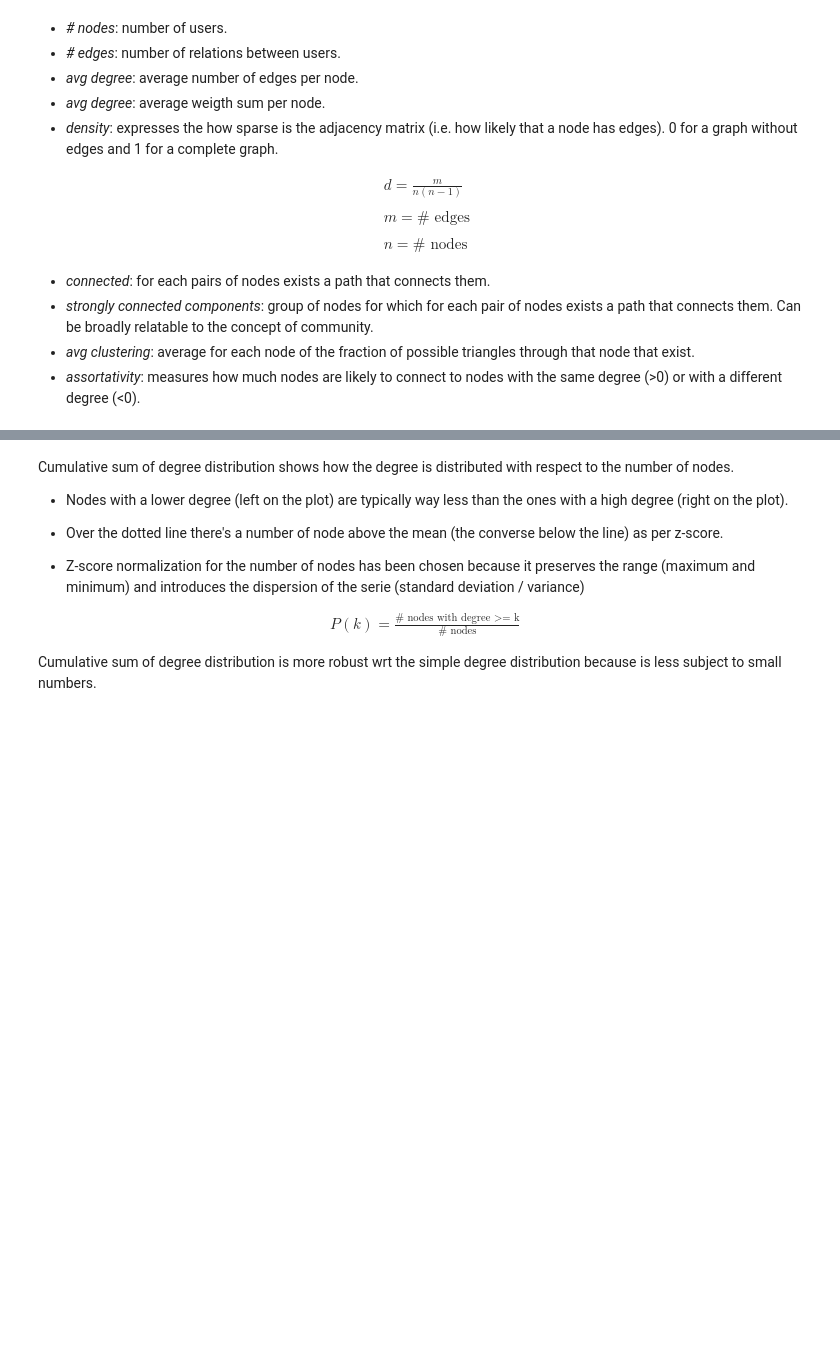
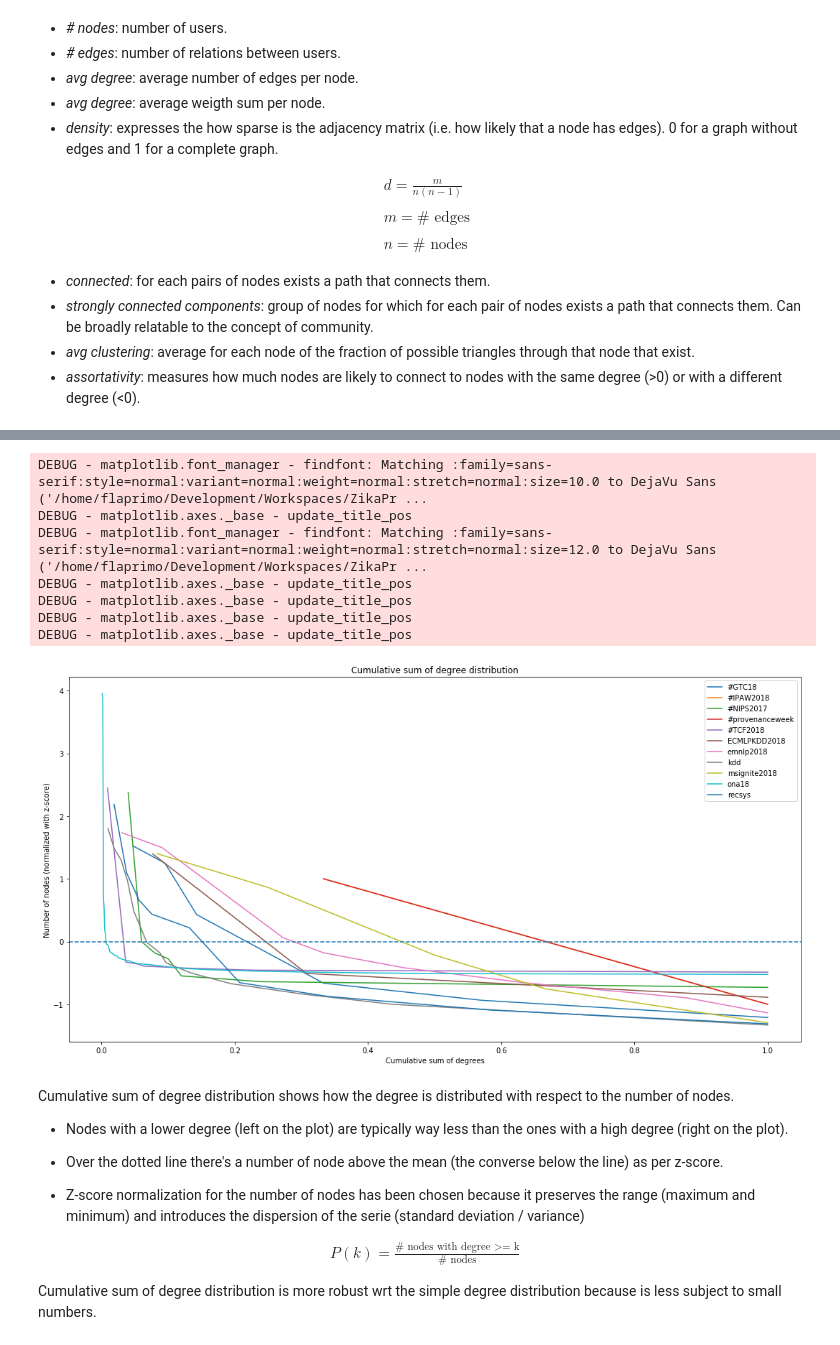
Before and after one commit to flaprimo/twitter-network-analysis, a Jupyter notebook: analysis.ipynb, the cells around one changed output, grey strips where cells are left out. Cells and saved outputs as stored; diff of their text form; code cells hidden in the pictures; blank space fills up the shorter version.

Commit message:
removed legacy code, added analysis notebook, updated deps

```diff
--- a/analysis.ipynb
+++ b/analysis.ipynb
@@ -136,0 +17,14 @@ HBox(children=(IntProgress(value=0, max=11), HTML(value='')))
+# %%
+# CONFIGS
+datasets = ['#GTC18', '#IPAW2018', '#NIPS2017', '#provenanceweek', '#TCF2018', 'ECMLPKDD2018',
+            'emnlp2018', 'kdd', 'msignite2018', 'ona18', 'recsys']
+
+# cd_config = ('infomap', {})
+cd_config = ('demon', {
+    'epsilon': 0.25,
+    'min_community_size': 3
+})
+# %%
+# PIPELINE
+o = Orchestrator(datasets, cd_config)
+cd_results = o.execute()
@@ -182,3 +253,14 @@ Analysis.plot_compare_cumsum_deg_dist(m)
+# %%
+AnalysisHelper.plot_compare_cumsum_deg_dist(cd_results)
+# %% [output]
+DEBUG - matplotlib.font_manager - findfont: Matching :family=sans-serif:style=normal:variant=normal:weight=normal:stretch=normal:size=10.0 to DejaVu Sans ('/home/flaprimo/Development/Workspaces/ZikaPr ...
+DEBUG - matplotlib.axes._base - update_title_pos
+DEBUG - matplotlib.font_manager - findfont: Matching :family=sans-serif:style=normal:variant=normal:weight=normal:stretch=normal:size=12.0 to DejaVu Sans ('/home/flaprimo/Development/Workspaces/ZikaPr ...
+DEBUG - matplotlib.axes._base - update_title_pos
+DEBUG - matplotlib.axes._base - update_title_pos
+DEBUG - matplotlib.axes._base - update_title_pos
+DEBUG - matplotlib.axes._base - update_title_pos
+[figure, added]
 # %% [markdown]
 Cumulative sum of degree distribution shows how the degree is distributed with respect to the number of nodes.
 
```
Also changed, not shown: parts of 41 cells of this notebook, 10 other files.
